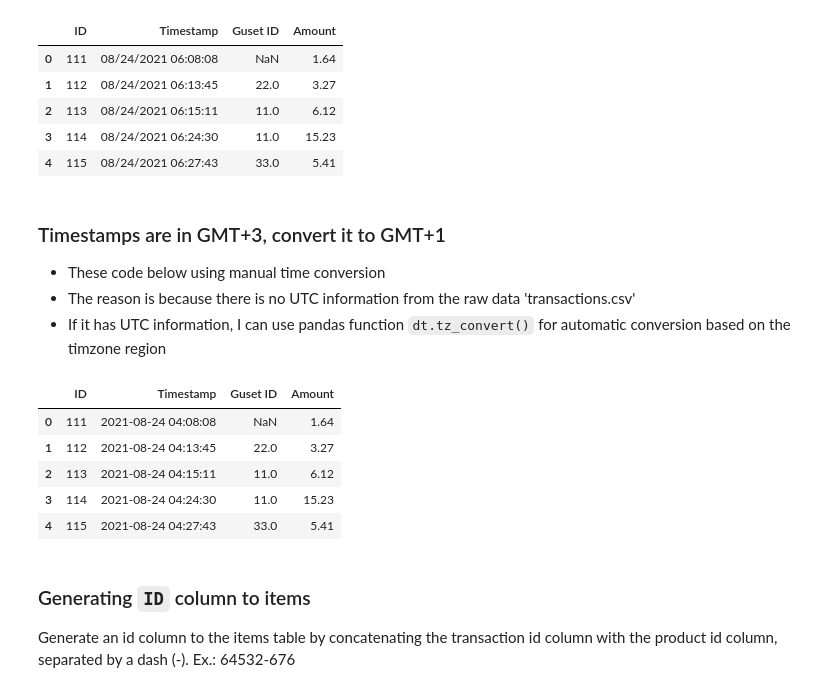
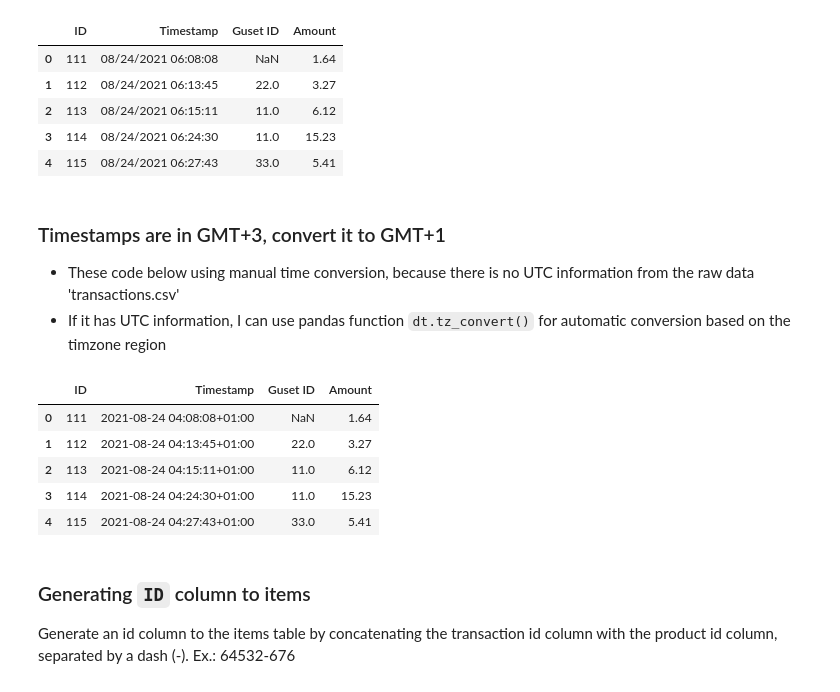
Before and after one commit to enliktjioe/PythonProjects, a Jupyter notebook: Nortal_DE_Test/nortal_de_test.ipynb, the cells around one changed output. Saved outputs shown, nothing was run; the diff lists cells and outputs as text; code cells hidden in the pictures.

```diff
--- a/Nortal_DE_Test/nortal_de_test.ipynb
+++ b/Nortal_DE_Test/nortal_de_test.ipynb
@@ -39,24 +39,28 @@ trx.head()
 # %% [markdown]
 ### Timestamps are in GMT+3, convert it to GMT+1
 
-- These code below using manual time conversion
-- The reason is because there is no UTC information from the raw data 'transactions.csv'
+- These code below using manual time conversion, because there is no UTC information from the raw data 'transactions.csv'
 - If it has UTC information, I can use pandas function `dt.tz_convert()` for automatic conversion based on the timzone region
 # %%
 trx = pd.read_csv('dataset/Transactions.csv')
-trx['Timestamp'] = pd.to_datetime(trx['Timestamp'], utc=None)
-trx['Timestamp'] = trx['Timestamp'] - timedelta(hours=2)
+trx['Timestamp'] = pd.to_datetime(trx['Timestamp'], utc=True)
+
+# normalize timestamp into GMT+1
+# Europe/London is equal to GMT+1
+trx['Timestamp'] = trx['Timestamp'].dt.tz_convert('Europe/London')
+trx['Timestamp'] = trx['Timestamp'] - timedelta(hours=3)
+
 # trx['Timestamp_GMT+3'] = trx['Timestamp'].dt.tz_convert('Europe/Tallinn')
 # trx['Timestamp_GMT+1'] = trx['Timestamp_GMT+3'].dt.tz_convert('Europe/London')
 
 trx.head(5)
 # %% [output]
 |  | ID | Timestamp | Guset ID | Amount |
-| 0 | 111 | 2021-08-24 04:08:08 | NaN | 1.64 |
-| 1 | 112 | 2021-08-24 04:13:45 | 22.0 | 3.27 |
-| 2 | 113 | 2021-08-24 04:15:11 | 11.0 | 6.12 |
-| 3 | 114 | 2021-08-24 04:24:30 | 11.0 | 15.23 |
-| 4 | 115 | 2021-08-24 04:27:43 | 33.0 | 5.41 |
+| 0 | 111 | 2021-08-24 04:08:08+01:00 | NaN | 1.64 |
+| 1 | 112 | 2021-08-24 04:13:45+01:00 | 22.0 | 3.27 |
+| 2 | 113 | 2021-08-24 04:15:11+01:00 | 11.0 | 6.12 |
+| 3 | 114 | 2021-08-24 04:24:30+01:00 | 11.0 | 15.23 |
+| 4 | 115 | 2021-08-24 04:27:43+01:00 | 33.0 | 5.41 |
 # %% [markdown]
 ### Generating `ID` column to items
 
```
Also changed, not shown: parts of 16 cells of this notebook, 1 other file.
